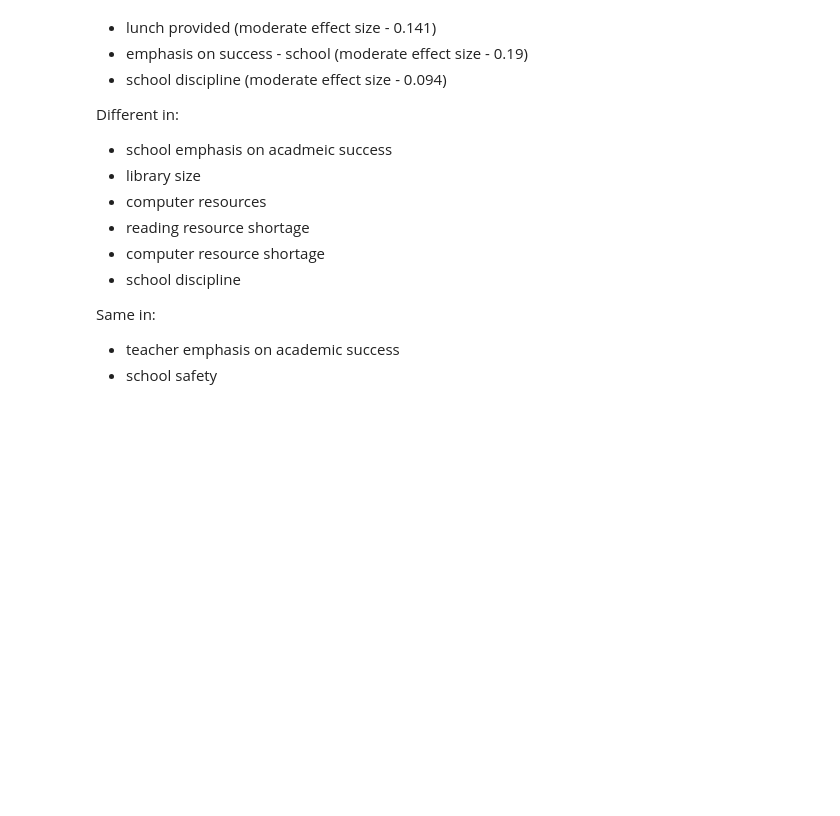
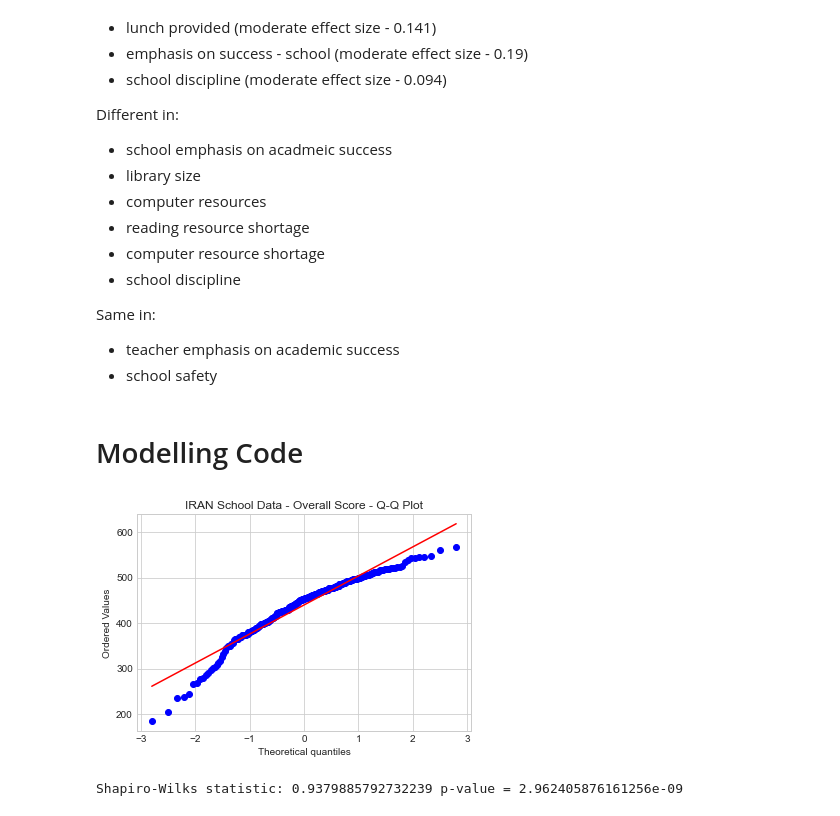
Before and after one commit to Regailia/MIE1413, a Jupyter notebook: Initial Analysis.ipynb, the cells around one changed output. Saved outputs shown, nothing was run; the diff lists cells and outputs as text; code cells hidden in the pictures; blank space fills up the shorter version.

```diff
--- a/Initial Analysis.ipynb
+++ b/Initial Analysis.ipynb
@@ -1987,3 +2011,21 @@ Different in:
 Same in:
 - teacher emphasis on academic success
 - school safety
+# %% [markdown]
+# Modelling Code
+# %%
+import scipy.stats as stats
+%matplotlib inline
+import matplotlib.pyplot as plt
+plt.style.use('seaborn-whitegrid')
+
+stats.probplot(iran_school_good['OVR_SCORE'], dist="norm", plot=plt)
+plt.title('IRAN School Data - Overall Score - Q-Q Plot')
+plt.savefig('IRANQQ.jpeg',format='jpeg',dpi=300)
+plt.show()
+
+w, pvalue = stats.shapiro(iran_school_good['OVR_SCORE'])
+print('Shapiro-Wilks statistic:',w, 'p-value =', pvalue)
+# %% [output]
+[figure, added]
+Shapiro-Wilks statistic: 0.9379885792732239 p-value = 2.962405876161256e-09
```
Also changed, not shown: parts of 26 cells of this notebook, 1 other file.
